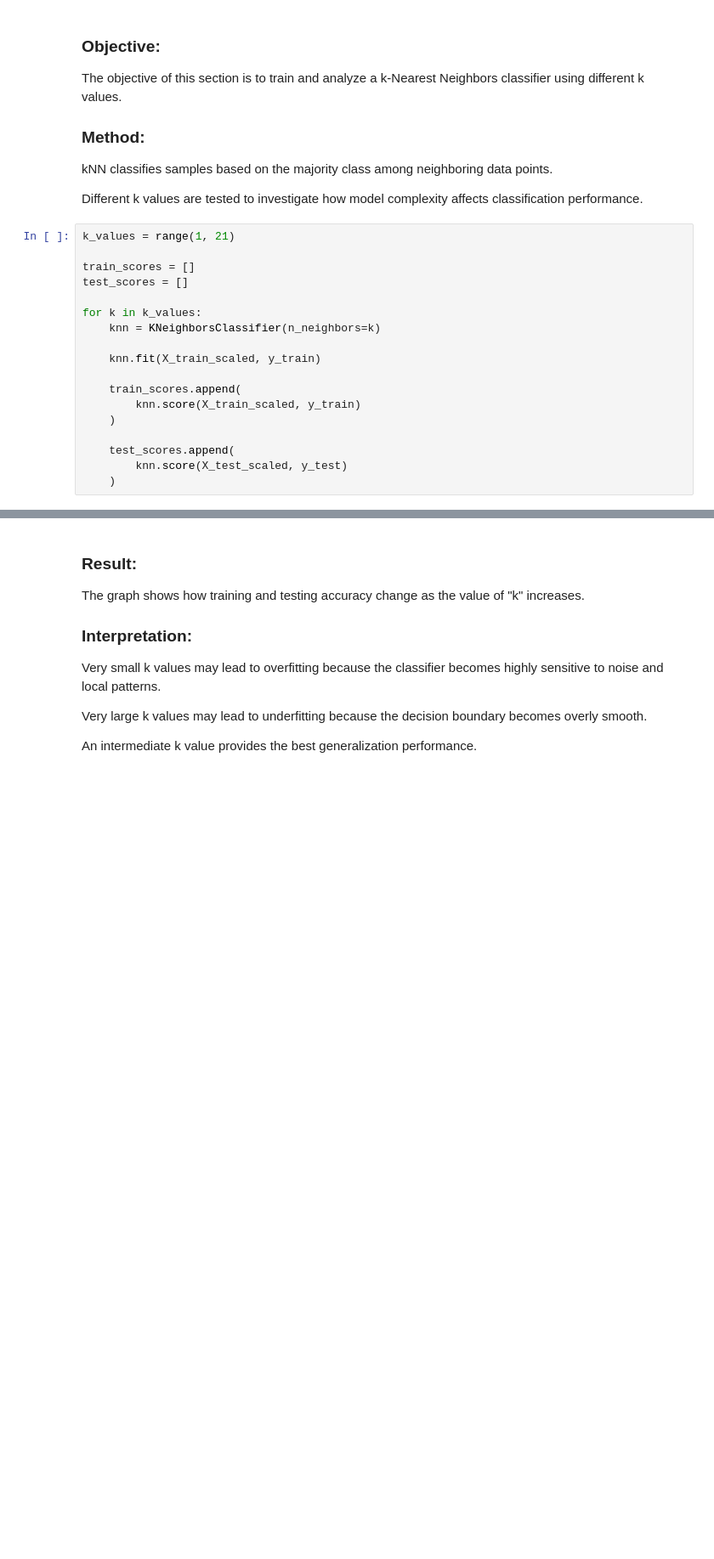
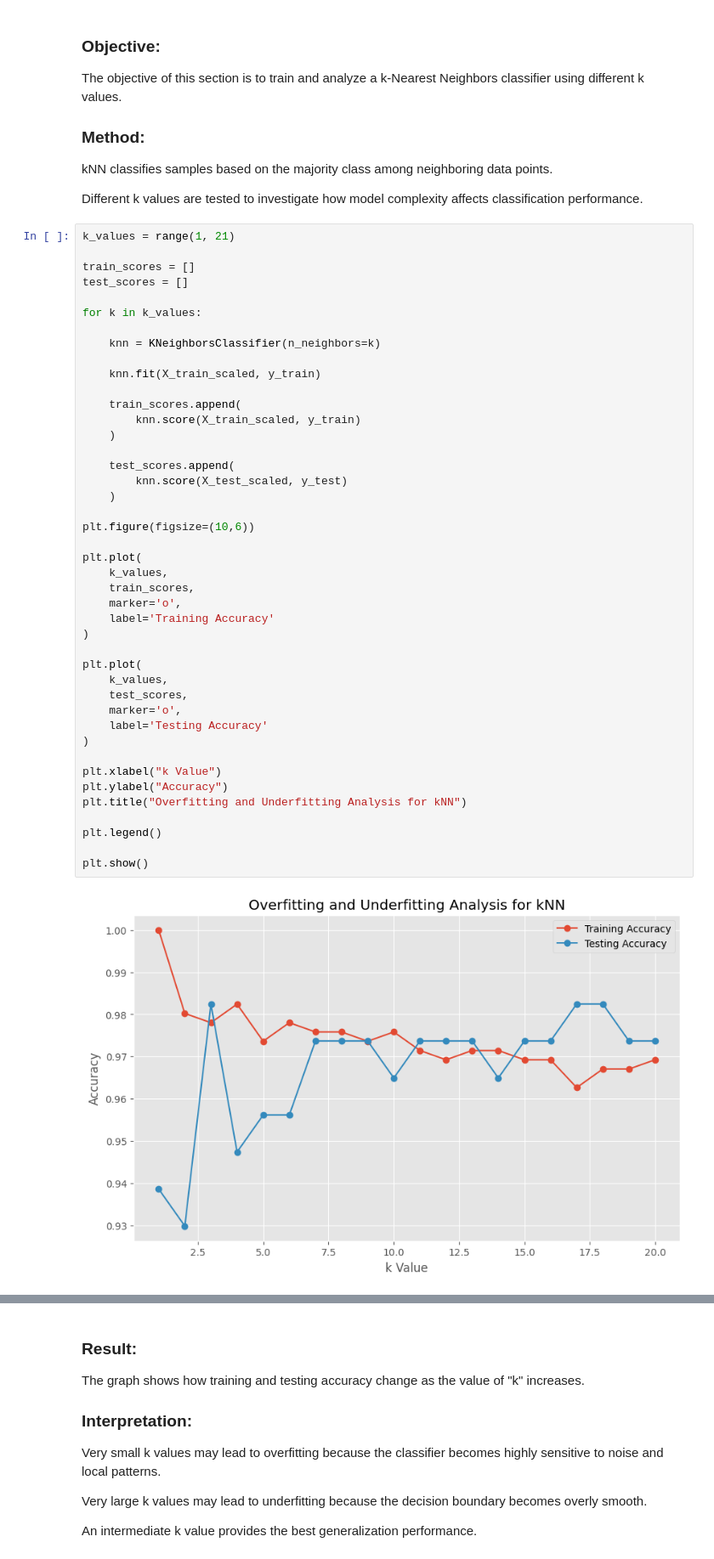
Before and after one commit to AlirezaZeyghami/Classification_Pipeline_and_Performance_Evaluation, a Jupyter notebook: HW2_Classification_Pipeline_and_Performance_Evaluation.ipynb, the cells around one changed output, grey strips where cells are left out. Shown at 85% size. Cells and saved outputs as stored; diff of their text form; blank space fills up the shorter version.

```diff
--- a/HW2_Classification_Pipeline_and_Performance_Evaluation.ipynb
+++ b/HW2_Classification_Pipeline_and_Performance_Evaluation.ipynb
@@ -342,18 +342,45 @@ Different k values are tested to investigate how model complexity affects classi
 # %%
 k_values = range(1, 21)
 
 train_scores = []
 test_scores = []
 
 for k in k_values:
+
     knn = KNeighborsClassifier(n_neighbors=k)
 
     knn.fit(X_train_scaled, y_train)
 
     train_scores.append(
         knn.score(X_train_scaled, y_train)
     )
 
     test_scores.append(
         knn.score(X_test_scaled, y_test)
     )
+
+plt.figure(figsize=(10,6))
+
+plt.plot(
+    k_values,
+    train_scores,
+    marker='o',
+    label='Training Accuracy'
+)
+
+plt.plot(
+    k_values,
+    test_scores,
+    marker='o',
+    label='Testing Accuracy'
+)
+
+plt.xlabel("k Value")
+plt.ylabel("Accuracy")
+plt.title("Overfitting and Underfitting Analysis for kNN")
+
+plt.legend()
+
+plt.show()
+# %% [output]
+[figure, added]
```
Also changed, not shown: parts of 6 cells of this notebook.
